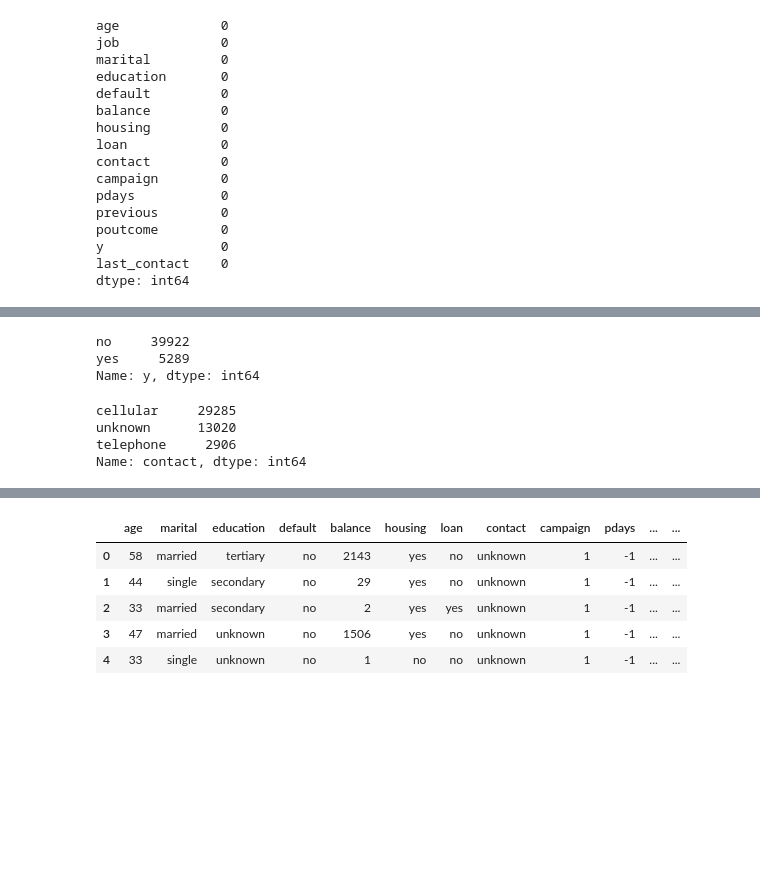
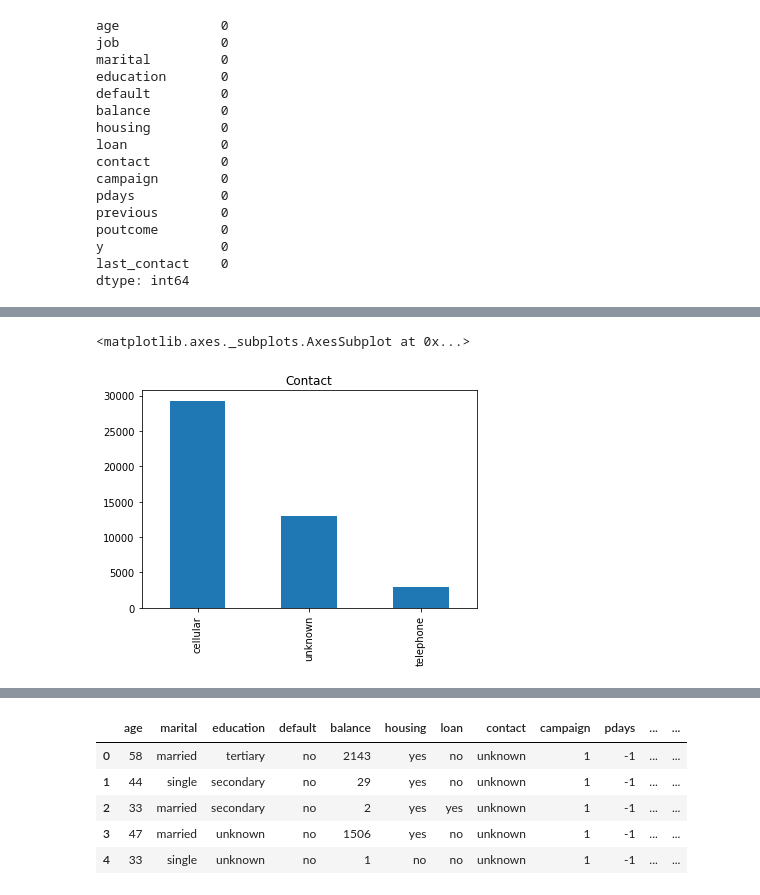
Before and after one commit to EmaTran/CSIS3290_GroupProject, a Jupyter notebook: MiniProject2/CSIS3290_MiniProject2.ipynb, the cells around one changed output, grey strips where cells are left out. Drawn from its saved outputs; the diff is of its cells as text; code cells hidden in the pictures; blank space fills up the shorter version.

```diff
--- a/MiniProject2/CSIS3290_MiniProject2.ipynb
+++ b/MiniProject2/CSIS3290_MiniProject2.ipynb
@@ -241,17 +216,8 @@ Name: education, dtype: int64
 # %%
 #contact
-df2['y'].value_counts()
+df2['contact'].value_counts().plot(kind='bar', title='Contact')
 # %% [output]
-no     39922
-yes     5289
-Name: y, dtype: int64
+<matplotlib.axes._subplots.AxesSubplot at 0x...>
+[figure, added]
-# %%
-#contact
-df2['contact'].value_counts()
-# %% [output]
-cellular     29285
-unknown      13020
-telephone     2906
-Name: contact, dtype: int64
 # %%
 #poutcome
```
Also changed, not shown: parts of 16 cells of this notebook.
